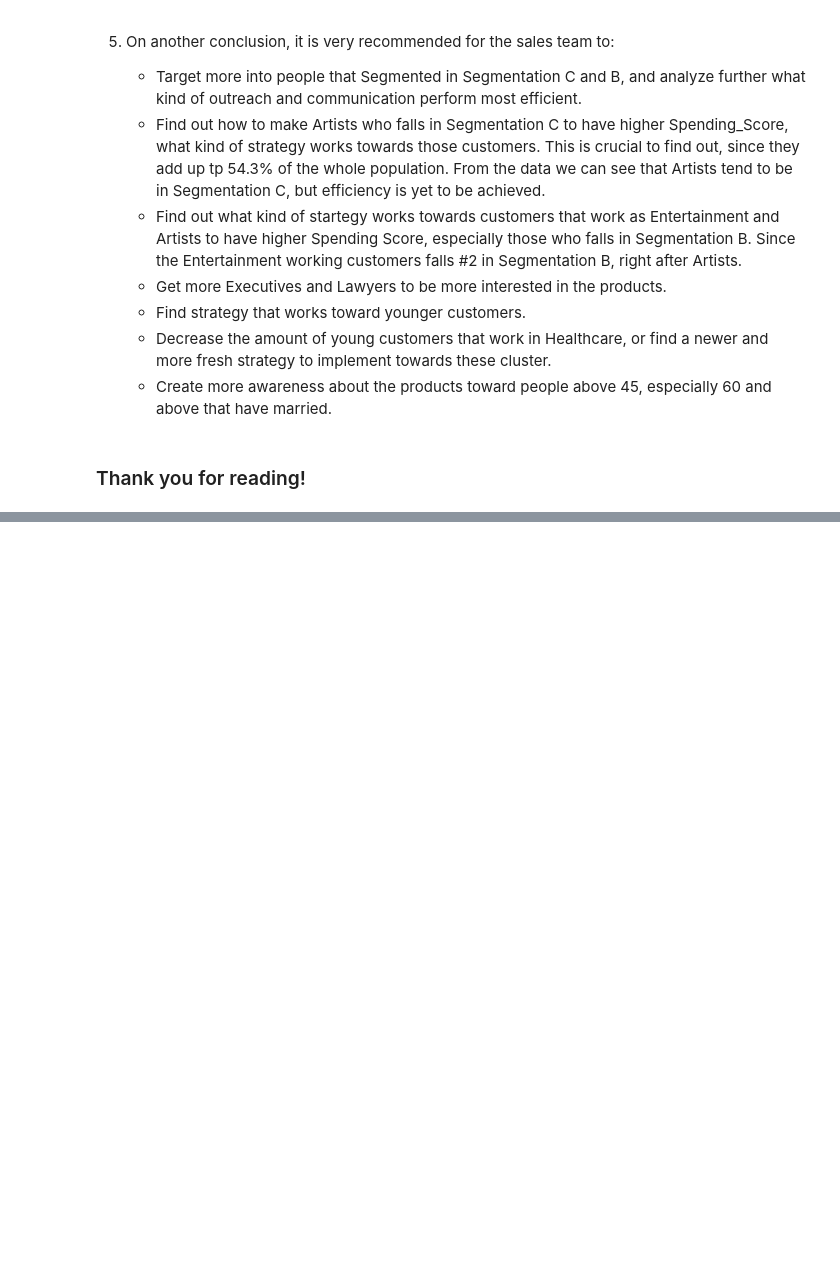
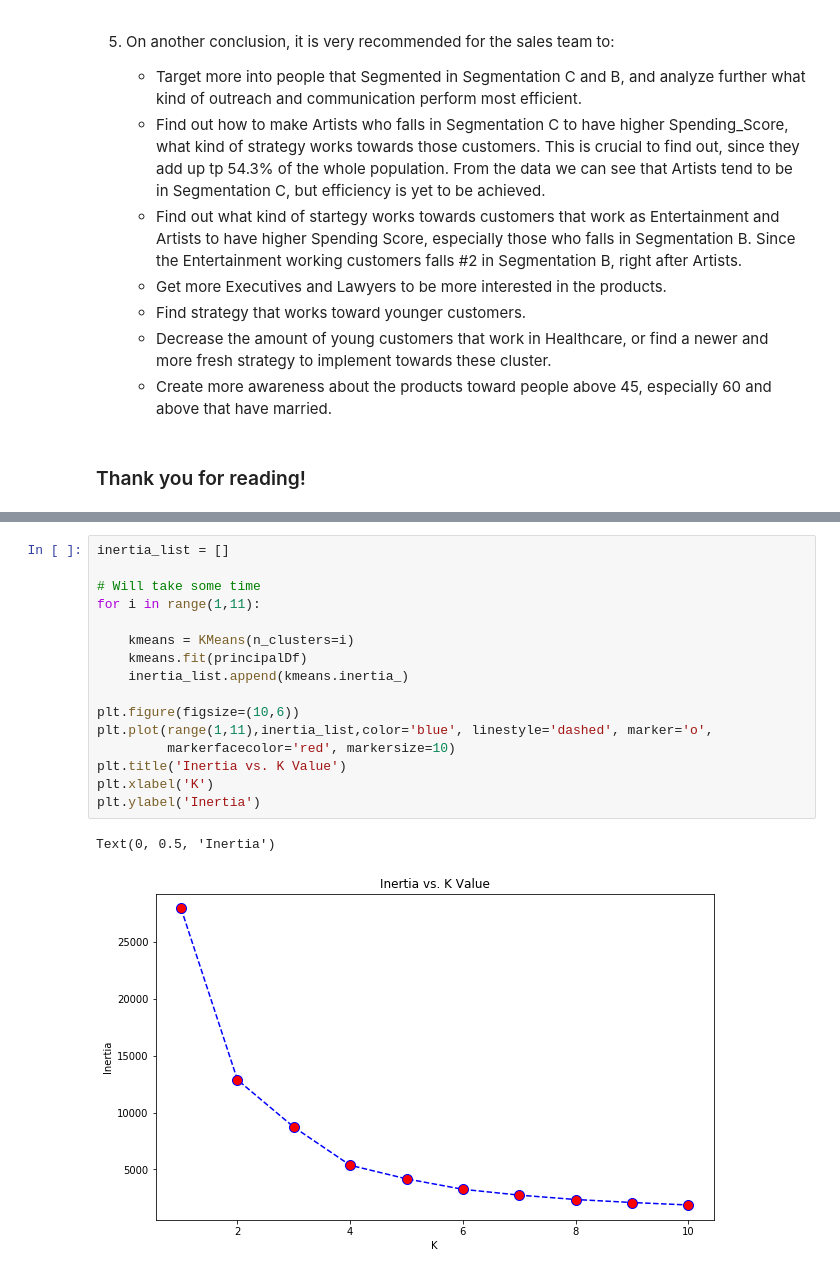
Before and after one commit to harashtaht/CustomerSegmentation, a Jupyter notebook: customerSegmentation/EDA_classification.ipynb, the cells around one changed output, grey strips where cells are left out. Saved outputs shown, nothing was run; the diff lists cells and outputs as text; blank space fills up the shorter version.

```diff
--- a/customerSegmentation/EDA_classification.ipynb
+++ b/customerSegmentation/EDA_classification.ipynb
@@ -1886,0 +2110,19 @@ dfTr.groupby(["Spending_Score", "Segmentation"])["Profession"].value_counts(norm
+# %%
+inertia_list = []
+
+# Will take some time
+for i in range(1,11):
+
+    kmeans = KMeans(n_clusters=i)
+    kmeans.fit(principalDf)
+    inertia_list.append(kmeans.inertia_)
+
+plt.figure(figsize=(10,6))
+plt.plot(range(1,11),inertia_list,color='blue', linestyle='dashed', marker='o',
+         markerfacecolor='red', markersize=10)
+plt.title('Inertia vs. K Value')
+plt.xlabel('K')
+plt.ylabel('Inertia')
+# %% [output]
+Text(0, 0.5, 'Inertia')
+[figure, added]
```
Also changed, not shown: parts of 25 cells of this notebook.
